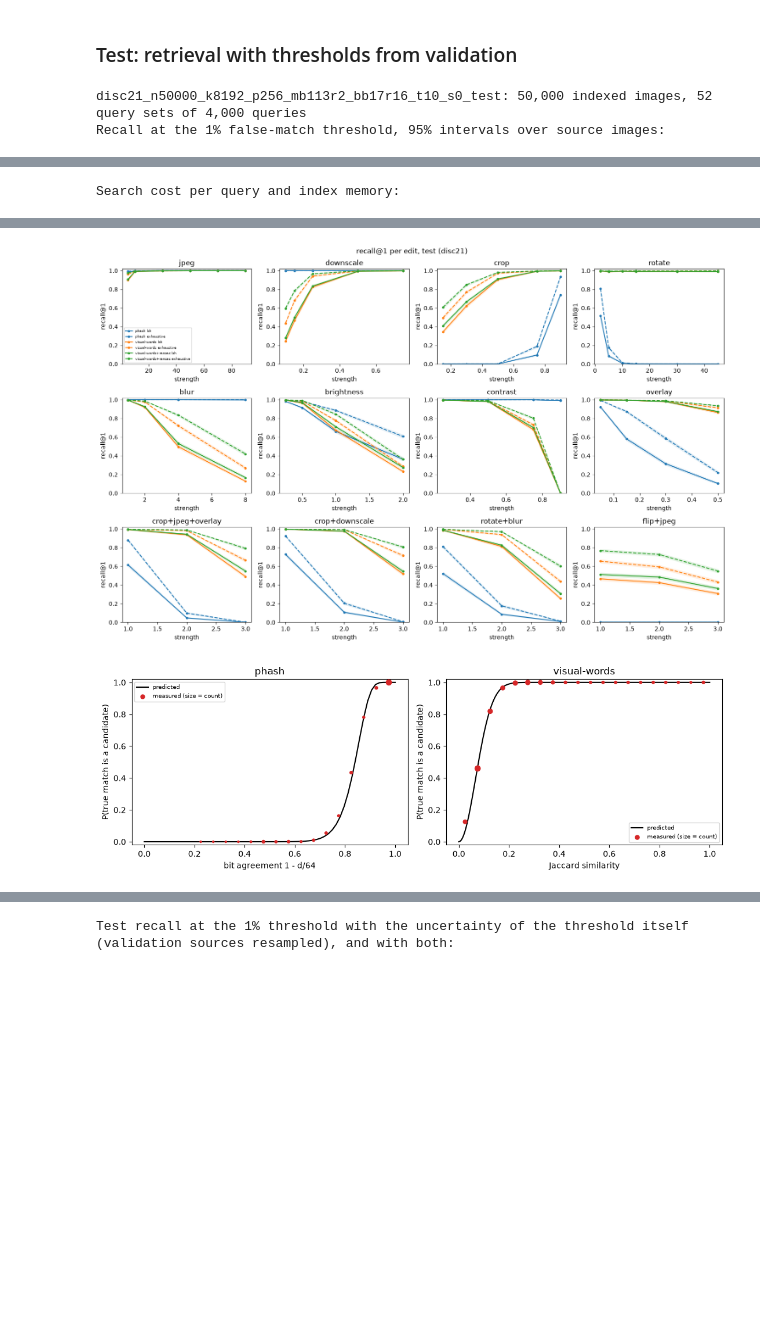
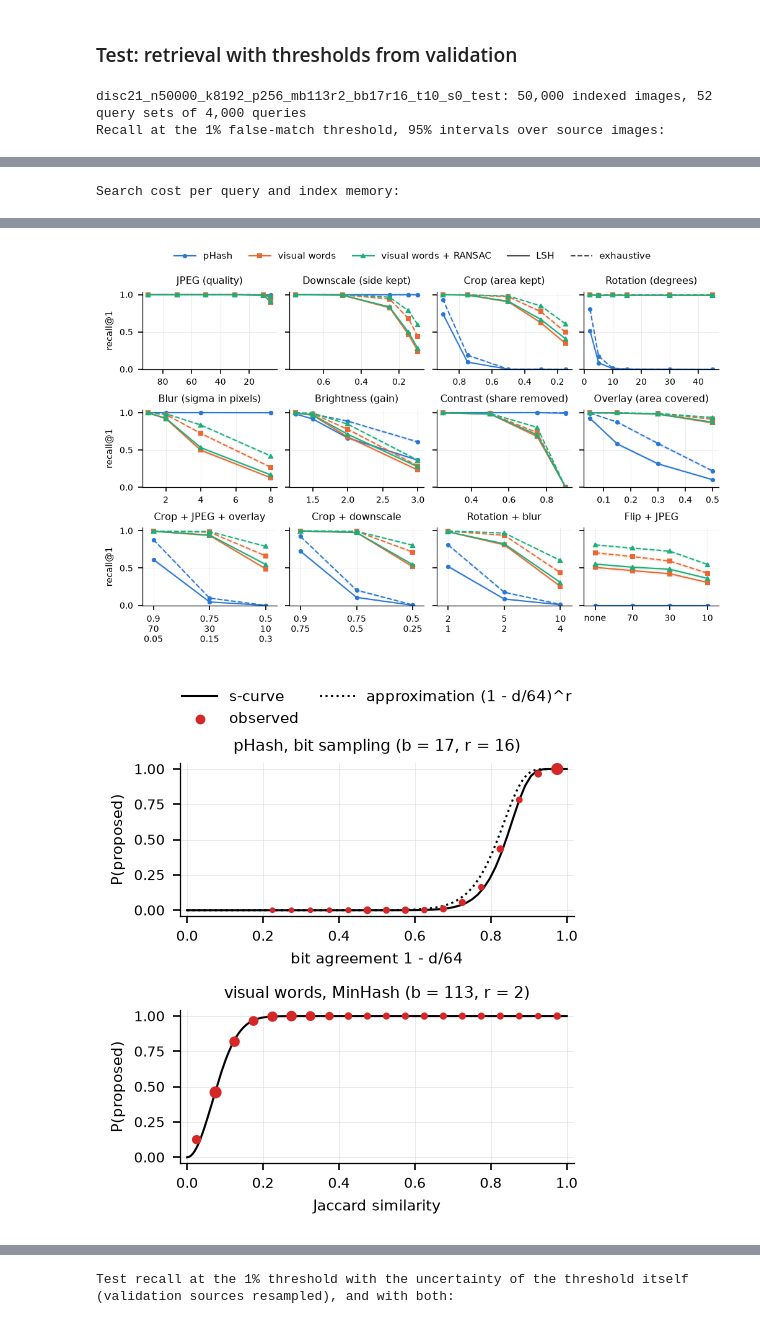
Before and after one commit to claralb2002/Detecting-Duplicate-and-Manipulated-Images, a Jupyter notebook: notebook.ipynb, the cells around one changed output, grey strips where cells are left out. Drawn from its saved outputs; the diff is of its cells as text; code cells hidden in the pictures; blank space fills up the shorter version.

Commit message:
📈 Draws the notebook's figures at printed size with colour-blind-safe colours and labelled chain levels

```diff
--- a/notebook.ipynb
+++ b/notebook.ipynb
@@ -1520,29 +1616,29 @@ Recall at the common false-match rate on the evaluated queries, per B system and
 ### Test: retrieval with thresholds from validation
 # %%
 test = run("test")
-plot_recall(test.summary, f"recall@1 per edit, test ({DATASET})")
-plot_s_curves(test.results)
+plot_recall(test.summary, OUT / f"recall_{test.tag}.pdf")
+plot_s_curves(test.results, OUT / f"scurve_{test.tag}.pdf")
 display(by_condition(test.summary, ["system", "mode"], "recall_at_1").round(2))
 # %% [output]
 disc21_n50000_k8192_p256_mb113r2_bb17r16_t10_s0_test: 50,000 indexed images, 52 query sets of 4,000 queries
 Recall at the 1% false-match threshold, 95% intervals over source images:
 |  | system | mode | recall_at_threshold | recall_low | recall_high | false_match_rate | fmr_low | fmr_high |
 | 0 | phash | exhaustive | 0.4818 | 0.4801 | 0.4836 | 0.0015 | 0.0007 | 0.0025 |
 | 1 | phash | lsh | 0.5101 | 0.5082 | 0.5120 | 0.0061 | 0.0043 | 0.0082 |
 | 2 | visual-words | exhaustive | 0.6096 | 0.6063 | 0.6126 | 0.0124 | 0.0093 | 0.0159 |
 | 3 | visual-words | lsh | 0.6087 | 0.6055 | 0.6118 | 0.0124 | 0.0092 | 0.0158 |
 | 4 | visual-words+ransac | exhaustive | 0.8320 | 0.8276 | 0.8361 | 0.0040 | 0.0023 | 0.0058 |
 | 5 | visual-words+ransac | lsh | 0.7896 | 0.7859 | 0.7935 | 0.0058 | 0.0040 | 0.0078 |
 Search cost per query and index memory:
 |  | system | index_size | memory_mb | mode | candidates | ms_per_query | fraction_of_index |
 | 0 | phash | 50000 | 10.6000 | exhaustive | 50000.0000 | 0.0575 | 1.0000 |
 | 1 | phash | 50000 | 10.6000 | lsh | 21.7047 | 0.0191 | 0.0004 |
 | 2 | visual-words | 50000 | 180.7609 | exhaustive | 50000.0000 | 4.4422 | 1.0000 |
 | 3 | visual-words | 50000 | 180.7609 | lsh | 2243.0123 | 1.1652 | 0.0449 |
 | 4 | visual-words+ransac | 50000 | 2076.9244 | exhaustive | 50000.0000 | 12.0679 | 1.0000 |
 | 5 | visual-words+ransac | 50000 | 2076.9244 | lsh | 2243.0123 | 6.5897 | 0.0449 |
-[figure, old version]
+[figure, new version]
-[figure, old version]
+[figure, new version]
 |  | system | phash |  | visual-words |  | visual-words+ransac |  |
 |  | mode | exhaustive | lsh | exhaustive | lsh | exhaustive | lsh |
 | kind | strength |  |  |  |  |  |  |
```
Also changed, not shown: parts of 5 cells of this notebook.
